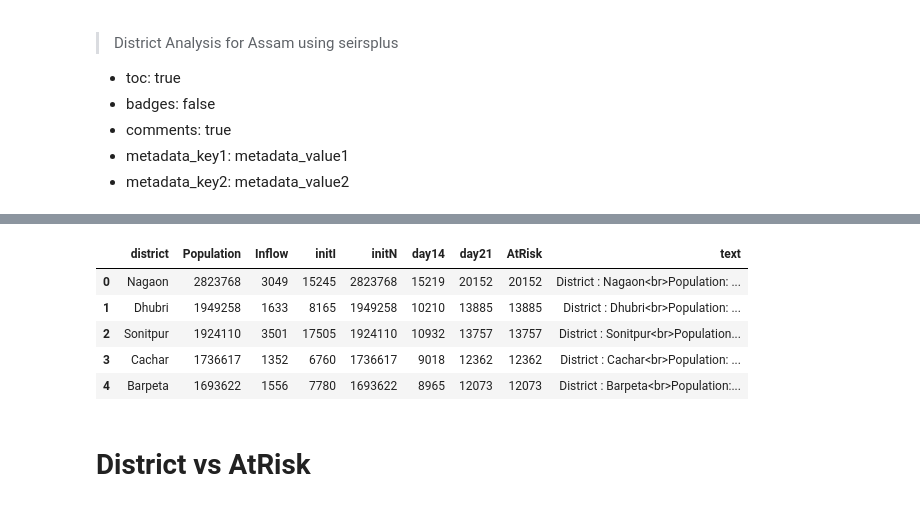
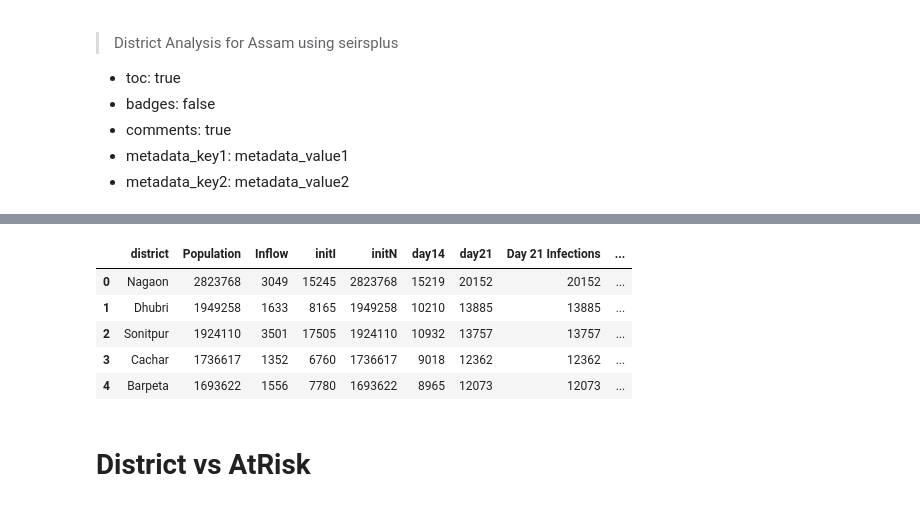
Before and after one commit to meghanabhange/CovidSeer, a Jupyter notebook: _notebooks/2020-04-02-AssamDistrictAnalysis.ipynb, the cells around one changed output, grey strips where cells are left out. Cells and saved outputs as stored; diff of their text form; code cells hidden in the pictures.

```diff
--- a/_notebooks/2020-04-02-AssamDistrictAnalysis.ipynb
+++ b/_notebooks/2020-04-02-AssamDistrictAnalysis.ipynb
@@ -131,34 +131,35 @@ assam_estimated_df = estimate(
 )
 # %%
 # hide
-assam_estimated_df["AtRisk"] = assam_estimated_df["day21"]
+assam_estimated_df["Day 21 Infections"] = assam_estimated_df["day21"]
+assam_estimated_df["Day 14 Infections"] = assam_estimated_df["day14"]
 # %%
 # hide
 assam_estimated_df["text"] = (
     "District : "
     + assam_estimated_df["district"].astype(str)
     + "<br>"
     + "Population: "
     + assam_estimated_df["Population"].astype(str)
     + "<br>"
-    + "Day14 Exposed Estimate : "
-    + assam_estimated_df["day14"].astype(str)
+    + "Day 14 Infections : "
+    + assam_estimated_df["Day 14 Infections"].astype(str)
     + "<br>"
-    + "Day21 Exposed Estimate : "
-    + assam_estimated_df["day21"].astype(str)
+    + "Day 21 Infections : "
+    + assam_estimated_df["Day 21 Infections"].astype(str)
     + "<br>"
     + "Travellers: "
     + assam_estimated_df["Inflow"].astype(str)
 )
 
 assam_estimated_df.head()
 # %% [output]
-|  | district | Population | Inflow | initI | initN | day14 | day21 | AtRisk | text |
-| 0 | Nagaon | 2823768 | 3049 | 15245 | 2823768 | 15219 | 20152 | 20152 | District : Nagaon<br>Population: ... |
-| 1 | Dhubri | 1949258 | 1633 | 8165 | 1949258 | 10210 | 13885 | 13885 | District : Dhubri<br>Population: ... |
-| 2 | Sonitpur | 1924110 | 3501 | 17505 | 1924110 | 10932 | 13757 | 13757 | District : Sonitpur<br>Population... |
-| 3 | Cachar | 1736617 | 1352 | 6760 | 1736617 | 9018 | 12362 | 12362 | District : Cachar<br>Population: ... |
-| 4 | Barpeta | 1693622 | 1556 | 7780 | 1693622 | 8965 | 12073 | 12073 | District : Barpeta<br>Population:... |
+|  | district | Population | Inflow | initI | initN | day14 | day21 | Day 21 Infections | ... |
+| 0 | Nagaon | 2823768 | 3049 | 15245 | 2823768 | 15219 | 20152 | 20152 | ... |
+| 1 | Dhubri | 1949258 | 1633 | 8165 | 1949258 | 10210 | 13885 | 13885 | ... |
+| 2 | Sonitpur | 1924110 | 3501 | 17505 | 1924110 | 10932 | 13757 | 13757 | ... |
+| 3 | Cachar | 1736617 | 1352 | 6760 | 1736617 | 9018 | 12362 | 12362 | ... |
+| 4 | Barpeta | 1693622 | 1556 | 7780 | 1693622 | 8965 | 12073 | 12073 | ... |
 # %% [markdown]
 # District vs AtRisk
 # %%
```
Also changed, not shown: parts of 2 cells of this notebook.
